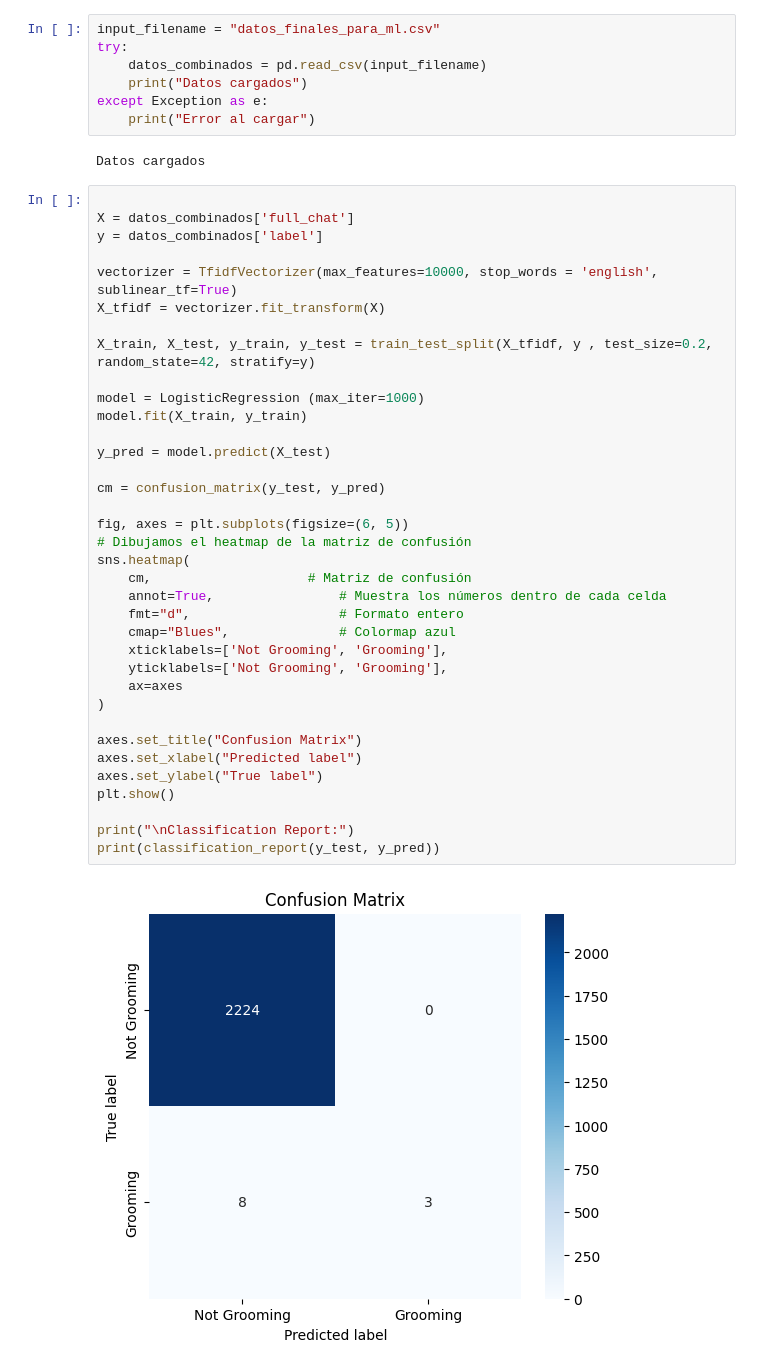
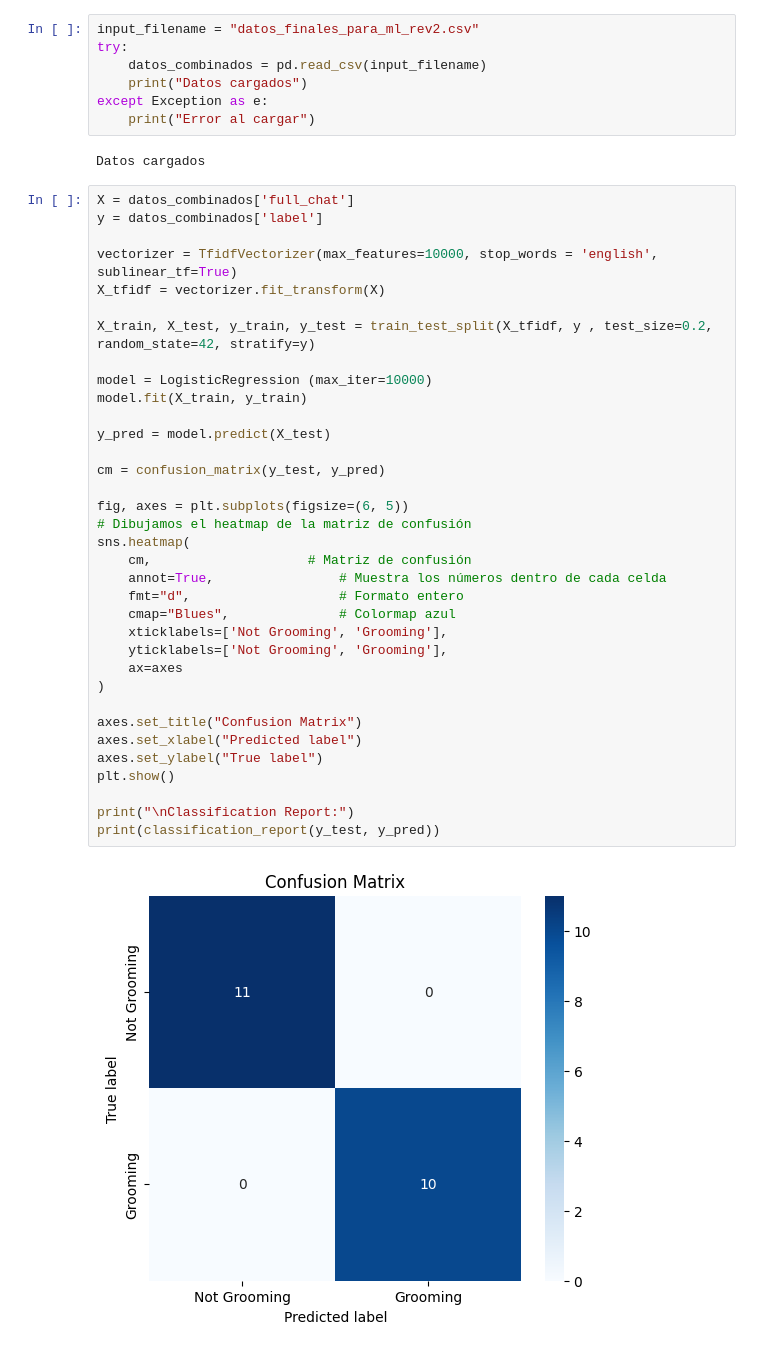
Before and after one commit to G6B0/Proyecto-Analisis-de-Datos, a Jupyter notebook: machine_learning.ipynb, the cells around one changed output. Drawn from its saved outputs; the diff is of its cells as text.

```diff
--- a/machine_learning.ipynb
+++ b/machine_learning.ipynb
@@ -12,7 +13,7 @@ from wordcloud import WordCloud
 from nltk.corpus import stopwords
 import nltk
 # %%
-input_filename = "datos_finales_para_ml.csv"
+input_filename = "datos_finales_para_ml_rev2.csv"
 try:
     datos_combinados = pd.read_csv(input_filename)
     print("Datos cargados")
@@ -21,7 +22,6 @@ except Exception as e:
 # %% [output]
 Datos cargados
 # %%
-
 X = datos_combinados['full_chat']
 y = datos_combinados['label']
 
@@ -29,35 +29,35 @@ vectorizer = TfidfVectorizer(max_features=10000, stop_words = 'english', subline
 X_tfidf = vectorizer.fit_transform(X)
 
 X_train, X_test, y_train, y_test = train_test_split(X_tfidf, y , test_size=0.2, random_state=42, stratify=y)
 
-model = LogisticRegression (max_iter=1000)
+model = LogisticRegression (max_iter=10000)
 model.fit(X_train, y_train)
 
 y_pred = model.predict(X_test)
 
 cm = confusion_matrix(y_test, y_pred)
 
 fig, axes = plt.subplots(figsize=(6, 5))
 # Dibujamos el heatmap de la matriz de confusión
 sns.heatmap(
     cm,                    # Matriz de confusión
     annot=True,                # Muestra los números dentro de cada celda
     fmt="d",                   # Formato entero
     cmap="Blues",              # Colormap azul
     xticklabels=['Not Grooming', 'Grooming'],
     yticklabels=['Not Grooming', 'Grooming'],
     ax=axes
 )
 
 axes.set_title("Confusion Matrix")
 axes.set_xlabel("Predicted label")
 axes.set_ylabel("True label")
 plt.show()
 
 print("\nClassification Report:")
 print(classification_report(y_test, y_pred))
 # %% [output]
-[figure, old version]
+[figure, new version]
 Classification Report:
               precision    recall  f1-score   support
 
```
Also changed, not shown: parts of 13 cells of this notebook.
